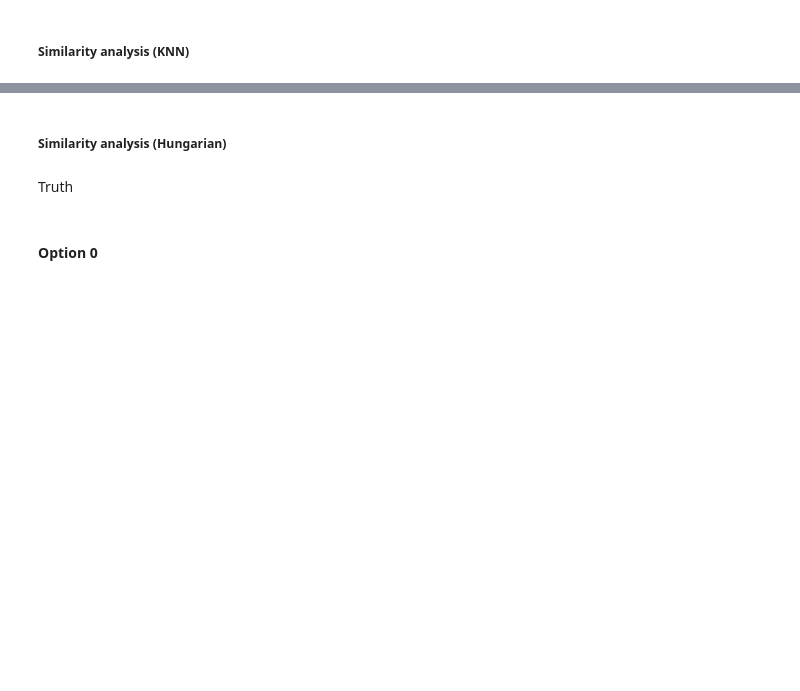
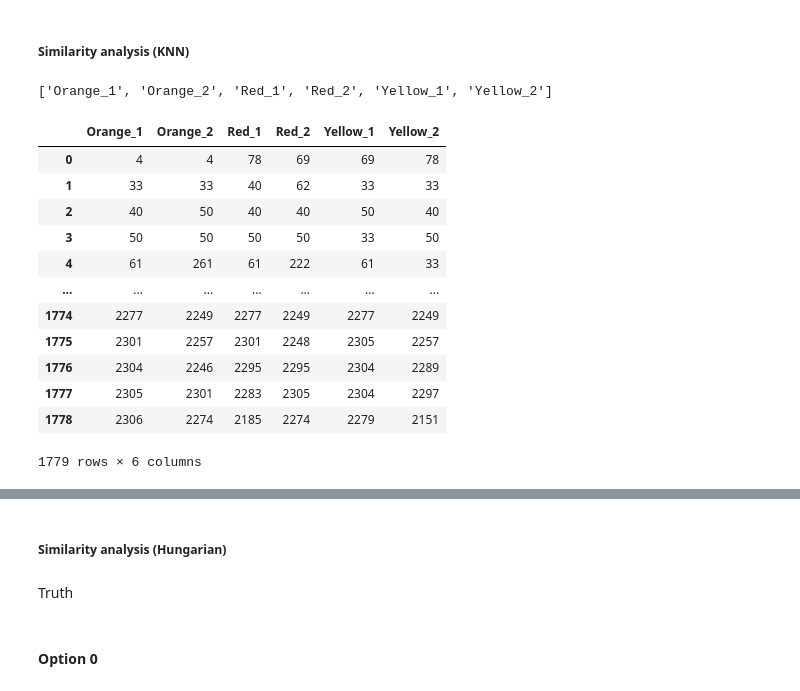
Before and after one commit to win7/Test_Graph_MatchingAlignment, a Jupyter notebook: Network-Alignment-with-Transferable-Graph-Autoencoders/test_subgraph_tg_MS.ipynb, the cells around one changed output, grey strips where cells are left out. Cells and saved outputs as stored; diff of their text form; code cells hidden in the pictures; blank space fills up the shorter version.

```diff
--- a/Network-Alignment-with-Transferable-Graph-Autoencoders/test_subgraph_tg_MS.ipynb
+++ b/Network-Alignment-with-Transferable-Graph-Autoencoders/test_subgraph_tg_MS.ipynb
@@ -643,7 +593,0 @@ S2_emb
-# %%
-S_emb_aux = []
-labels = []
-for i, dataset in enumerate(train_set):
-    S_emb_aux.append(dict_node_embeddings[dataset])
-    labels = labels + [i] * dict_node_embeddings[dataset].shape[0]
-S_emb_aux
@@ -684,31 +622,42 @@ array([[ 57.122173, -59.355576,  67.09235 ],
 # %% [markdown]
 ##### Similarity analysis (KNN)
+# %%
+train_set
+# %% [output]
+['Orange_1', 'Orange_2', 'Red_1', 'Red_2', 'Yellow_1', 'Yellow_2']
 # %%
 # Calculate distance matrix (KNN)
 from sklearn.neighbors import NearestNeighbors
 import pandas as pd
 
 k = 1 # Change
+knn = NearestNeighbors(n_neighbors=k, metric="euclidean")
 
-df_x = S1_emb.cpu().numpy()
-df_y = S2_emb.cpu().numpy()
+first_dataset = train_set[0]
+df_x = dict_node_embeddings[first_dataset]
 
-knn = NearestNeighbors(n_neighbors=k, metric="euclidean")
-knn.fit(df_y)
-distances, indices = knn.kneighbors(df_x)
-# print(indices)
+df_alignment = pd.DataFrame()
+df_alignment[first_dataset] = df_x["id"].values
 
-result = []
-for row in indices:
-	# df_y_ = df_y.loc[row]
-	result.append(row[0])
-result
+for dataset in train_set[1:]:
+	df_y = dict_node_embeddings[dataset]
 
-df_match = pd.DataFrame()
-df_match["id"] = range(df_x.shape[0])
-df_match
+	knn.fit(df_y.iloc[:, 1:])  # Exclude 'id' column
+	distances, indices = knn.kneighbors(df_x.iloc[:, 1:])
 
-# aux = indices[:, top].flatten() # change
-# df_y_ = df_y.loc[aux]
-df_match["ids"] = result
-df_match
+	df_alignment[dataset] = df_y.loc[indices[:, 0]]["id"].values  # Only take the first neighbor
+df_alignment
+# %% [output]
+|  | Orange_1 | Orange_2 | Red_1 | Red_2 | Yellow_1 | Yellow_2 |
+| 0 | 4 | 4 | 78 | 69 | 69 | 78 |
+| 1 | 33 | 33 | 40 | 62 | 33 | 33 |
+| 2 | 40 | 50 | 40 | 40 | 50 | 40 |
+| 3 | 50 | 50 | 50 | 50 | 33 | 50 |
+| 4 | 61 | 261 | 61 | 222 | 61 | 33 |
+| ... | ... | ... | ... | ... | ... | ... |
+| 1774 | 2277 | 2249 | 2277 | 2249 | 2277 | 2249 |
+| 1775 | 2301 | 2257 | 2301 | 2248 | 2305 | 2257 |
+| 1776 | 2304 | 2246 | 2295 | 2295 | 2304 | 2289 |
+| 1777 | 2305 | 2301 | 2283 | 2305 | 2304 | 2297 |
+| 1778 | 2306 | 2274 | 2185 | 2274 | 2279 | 2151 |
+1779 rows × 6 columns
```
Also changed, not shown: parts of 47 cells of this notebook.
